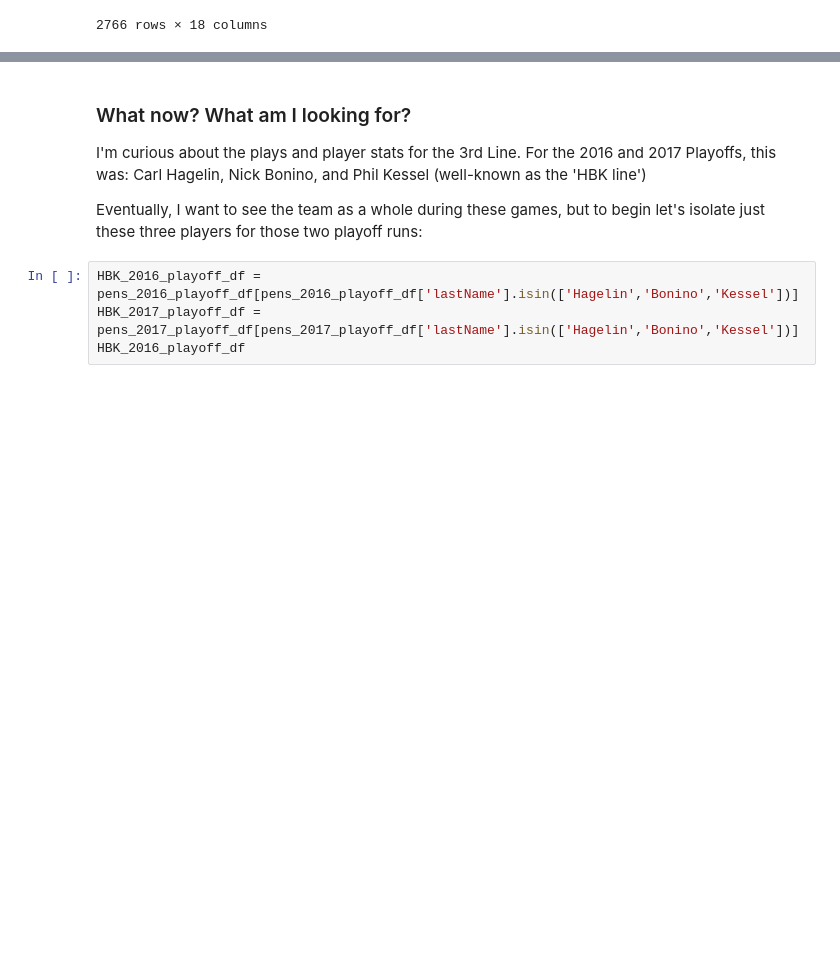
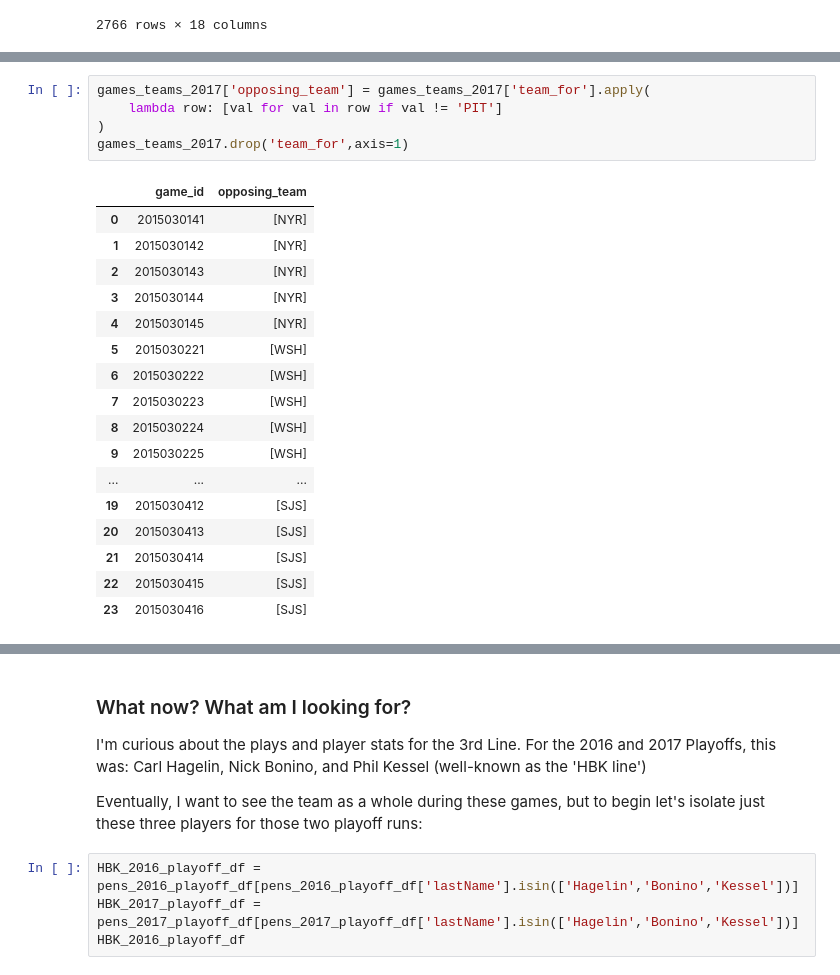
Before and after one commit to boncz/PenguinsHockeyAnalysis, a Jupyter notebook: PensPlayoffAnalysis.ipynb, the cells around one changed output, grey strips where cells are left out. Cells and saved outputs as stored; diff of their text form; blank space fills up the shorter version.

```diff
--- a/PensPlayoffAnalysis.ipynb
+++ b/PensPlayoffAnalysis.ipynb
@@ -169,0 +247,23 @@ Because this information could be very useful, I want to keep the column for now
+# %%
+games_teams_2017['opposing_team'] = games_teams_2017['team_for'].apply(
+    lambda row: [val for val in row if val != 'PIT']
+)
+games_teams_2017.drop('team_for',axis=1)
+# %% [output]
+|  | game_id | opposing_team |
+| 0 | 2015030141 | [NYR] |
+| 1 | 2015030142 | [NYR] |
+| 2 | 2015030143 | [NYR] |
+| 3 | 2015030144 | [NYR] |
+| 4 | 2015030145 | [NYR] |
+| 5 | 2015030221 | [WSH] |
+| 6 | 2015030222 | [WSH] |
+| 7 | 2015030223 | [WSH] |
+| 8 | 2015030224 | [WSH] |
+| 9 | 2015030225 | [WSH] |
+| ... | ... | ... |
+| 19 | 2015030412 | [SJS] |
+| 20 | 2015030413 | [SJS] |
+| 21 | 2015030414 | [SJS] |
+| 22 | 2015030415 | [SJS] |
+| 23 | 2015030416 | [SJS] |
```
Also changed, not shown: parts of 32 cells of this notebook.
